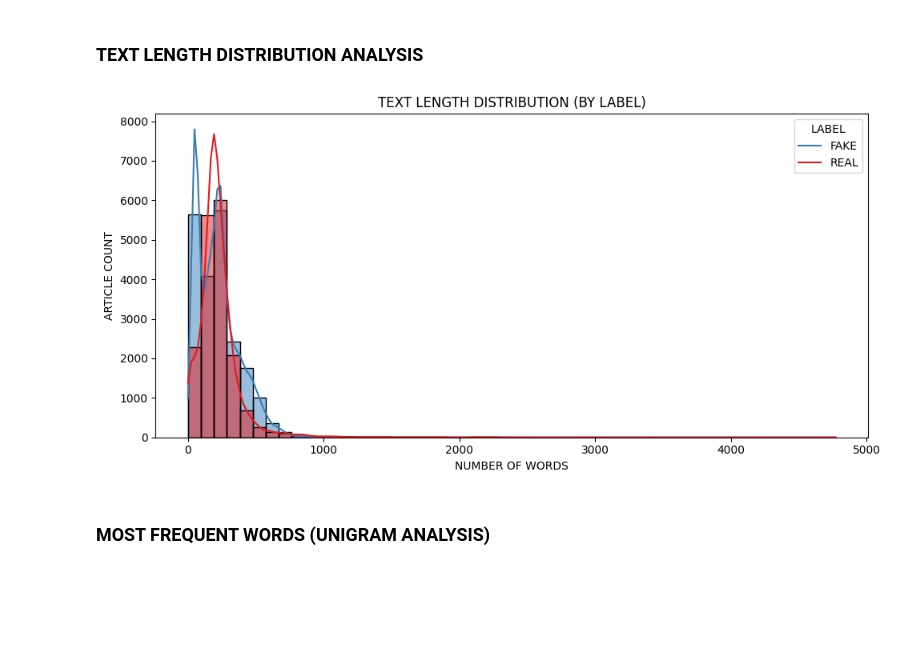
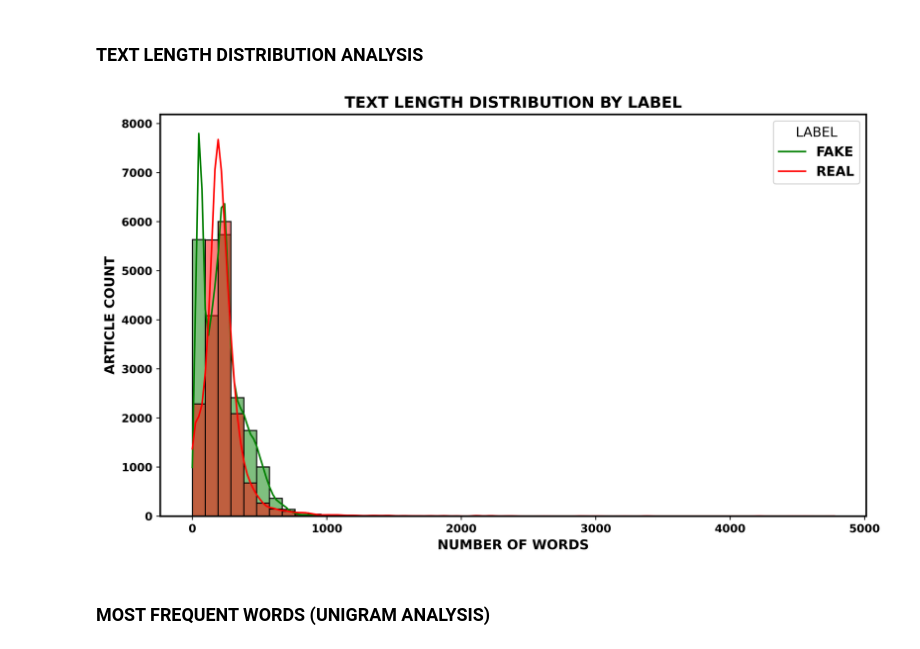
Before and after one commit to DaRkSouL36/FAKE-NEWS-DETECTION, a Jupyter notebook: NOTEBOOKS/Main[2].ipynb, the cells around one changed output. Drawn from its saved outputs; the diff is of its cells as text; code cells hidden in the pictures; blank space fills up the shorter version.

```diff
--- a/NOTEBOOKS/Main[2].ipynb
+++ b/NOTEBOOKS/Main[2].ipynb
@@ -86,20 +103,36 @@ plt.show()  # SHOW THE PLOT
 # %% [markdown]
 ### TEXT LENGTH DISTRIBUTION ANALYSIS
 # %%
-# ADD TEXT LENGTH COLUMN (HANDLE NaNs)
-df['text_length'] = df['clean_text'].fillna('').apply(lambda x: len(str(x).split()))
+# CREATE A FONT DICTIONARY FOR THE LEGEND
+legend_font = font_manager.FontProperties(weight='bold', size=12)
 
-# PLOT HISTOGRAM BY LABEL
-plt.figure(figsize=(10, 5))
-sns.histplot(data=df, x='text_length', hue='label', bins=50, kde=True, palette='Set1')
-plt.title("TEXT LENGTH DISTRIBUTION (BY LABEL)")
-plt.xlabel("NUMBER OF WORDS")
-plt.ylabel("ARTICLE COUNT")
-plt.legend(title="LABEL", labels=["FAKE", "REAL"])
+# PLOT THE HISTOGRAM
+plt.figure(figsize=(10, 6), dpi=500)
+sns.histplot(data=df, x='text_length', hue='label', bins=50, kde=True,
+             palette={0: 'red', 1: 'green'}, edgecolor='black')
+
+# SET PLOT TITLE AND AXIS LABELS WITH FONT SETTINGS
+plt.title("TEXT LENGTH DISTRIBUTION BY LABEL", fontsize=14, fontweight='bold', color='black')
+plt.xlabel("NUMBER OF WORDS", fontsize=12, fontweight='bold', color='black')
+plt.ylabel("ARTICLE COUNT", fontsize=12, fontweight='bold', color='black')
+
+# APPLY FONT PROPERTIES TO THE LEGEND
+plt.legend(title="LABEL", labels=["FAKE", "REAL"], prop=legend_font, title_fontsize=12, loc='best')
+
+# SET FONT PROPERTIES FOR AXIS TICKS
+plt.xticks(fontsize=10, fontweight='bold', color='black')
+plt.yticks(fontsize=10, fontweight='bold', color='black')
+
+# ADJUST SPINE WIDTH AND COLOR
+for spine in plt.gca().spines.values():
+    spine.set_linewidth(1.5)
+    spine.set_color('black')
+
+# TIGHTEN LAYOUT AND DISPLAY THE PLOT
 plt.tight_layout()
 plt.show()
 # %% [output]
-[figure, old version]
+[figure, new version]
 # %% [markdown]
 ### MOST FREQUENT WORDS (UNIGRAM ANALYSIS)
 # %%
```
Also changed, not shown: parts of 4 cells of this notebook.
